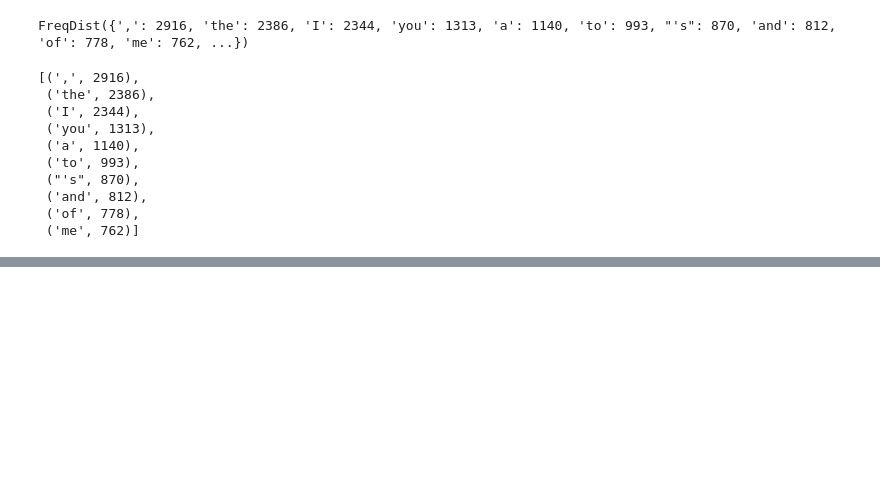
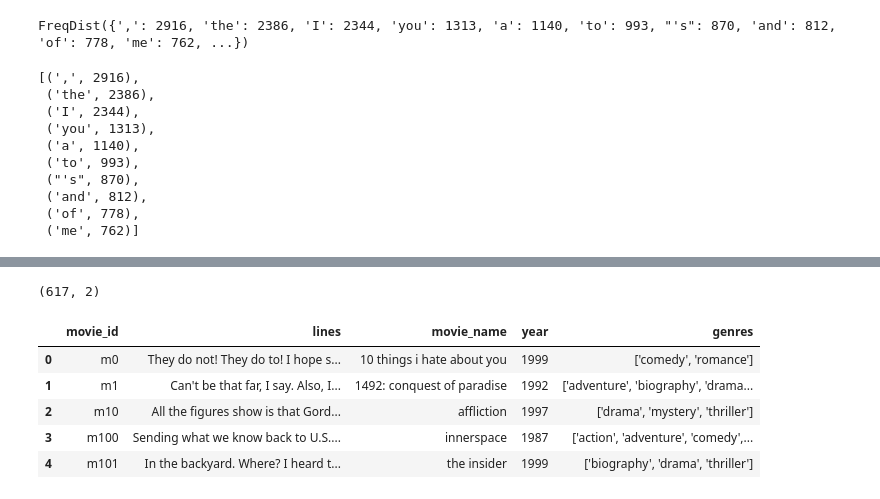
Before and after one commit to raphaelmcobe/text-processing-seminar, a Jupyter notebook: notebooks/Python NLP.ipynb, the cells around one changed output, grey strips where cells are left out. Drawn from its saved outputs; the diff is of its cells as text; code cells hidden in the pictures; blank space fills up the shorter version.

```diff
--- a/notebooks/Python NLP.ipynb
+++ b/notebooks/Python NLP.ipynb
@@ -129,0 +175,7 @@ fdist.most_common(10)
+# %%
+movie_metadata = movie_metadata.iloc[:,[0,1,2,5]]
+# %%
+movie_metadata.columns=['movie_id', 'movie_name', 'year', 'genres']
+# %%
+movie_metadata.movie_id = movie_metadata['movie_id'].str.strip()
+movie_metadata.movie_name = movie_metadata['movie_name'].str.strip()
@@ -129,0 +202,15 @@ fdist.most_common(10)
+# %%
+lines.shape
+# %% [output]
+(617, 2)
+# %%
+movie_db = pd.merge(lines, movie_metadata, how='inner', on='movie_id')
+# %%
+movie_db.head()
+# %% [output]
+|  | movie_id | lines | movie_name | year | genres |
+| 0 | m0 | They do not! They do to! I hope s... | 10 things i hate about you | 1999 | ['comedy', 'romance'] |
+| 1 | m1 | Can't be that far, I say. Also, I... | 1492: conquest of paradise | 1992 | ['adventure', 'biography', 'drama... |
+| 2 | m10 | All the figures show is that Gord... | affliction | 1997 | ['drama', 'mystery', 'thriller'] |
+| 3 | m100 | Sending what we know back to U.S.... | innerspace | 1987 | ['action', 'adventure', 'comedy',... |
+| 4 | m101 | In the backyard. Where? I heard t... | the insider | 1999 | ['biography', 'drama', 'thriller'] |
```
Also changed, not shown: parts of 28 cells of this notebook, 6 other files.
